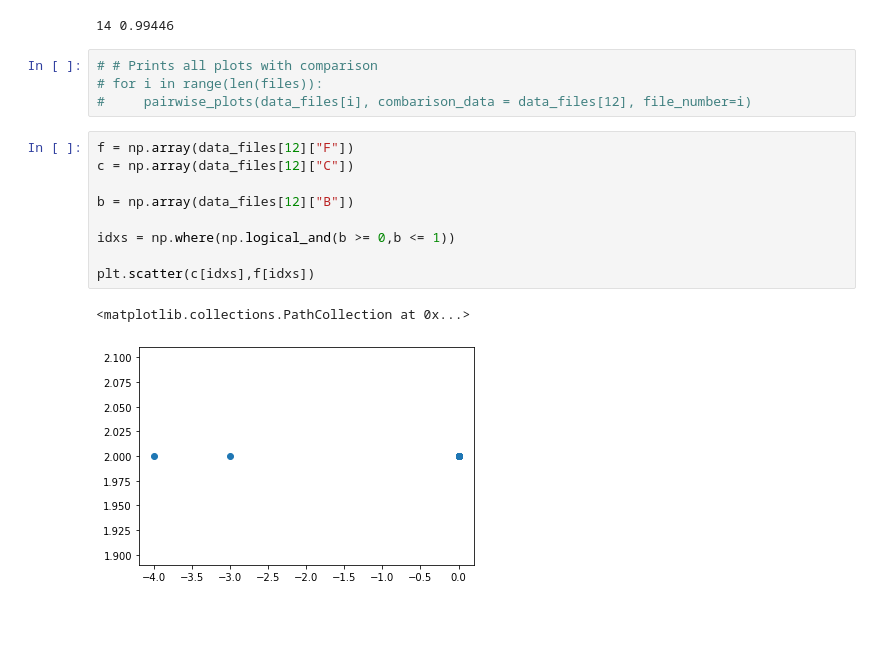
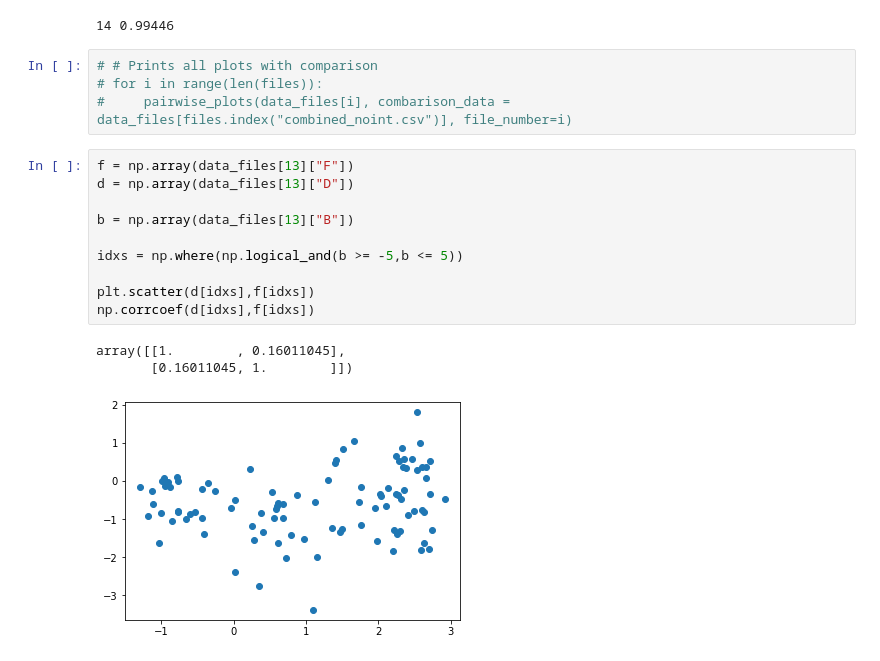
Before and after one commit to Skroko/02463-active-final-miniproject, a Jupyter notebook: actual_file.ipynb, the cells around one changed output. Cells and saved outputs as stored; diff of their text form; blank space fills up the shorter version.

```diff
--- a/actual_file.ipynb
+++ b/actual_file.ipynb
@@ -282,16 +316,18 @@ print(i,st.ks_2samp(data_files[2]["D"],data_files[12]["D"])[1].round(5))
 # %%
 # # Prints all plots with comparison
 # for i in range(len(files)):
-#     pairwise_plots(data_files[i], combarison_data = data_files[12], file_number=i)
+#     pairwise_plots(data_files[i], combarison_data = data_files[files.index("combined_noint.csv")], file_number=i)
 # %%
-f = np.array(data_files[12]["F"])
-c = np.array(data_files[12]["C"])
+f = np.array(data_files[13]["F"])
+d = np.array(data_files[13]["D"])
 
-b = np.array(data_files[12]["B"])
+b = np.array(data_files[13]["B"])
 
-idxs = np.where(np.logical_and(b >= 0,b <= 1))
+idxs = np.where(np.logical_and(b >= -5,b <= 5))
 
-plt.scatter(c[idxs],f[idxs])
+plt.scatter(d[idxs],f[idxs])
+np.corrcoef(d[idxs],f[idxs])
 # %% [output]
-<matplotlib.collections.PathCollection at 0x...>
+array([[1.        , 0.16011045],
+       [0.16011045, 1.        ]])
-[figure, old version]
+[figure, new version]
```
Also changed, not shown: parts of 16 cells of this notebook.
